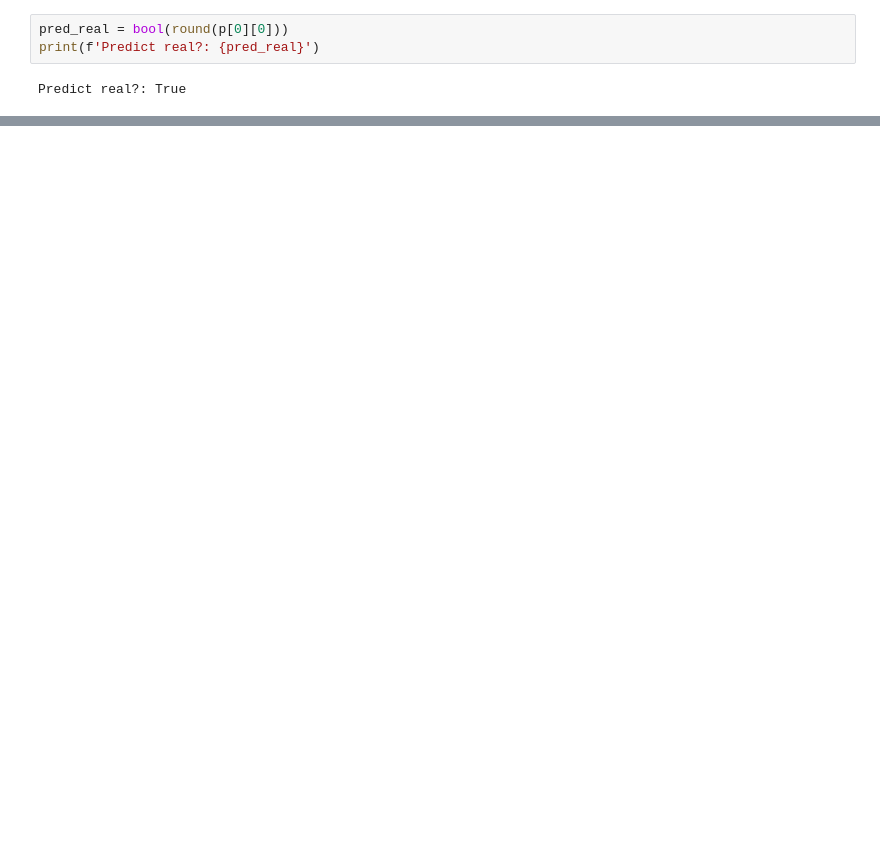
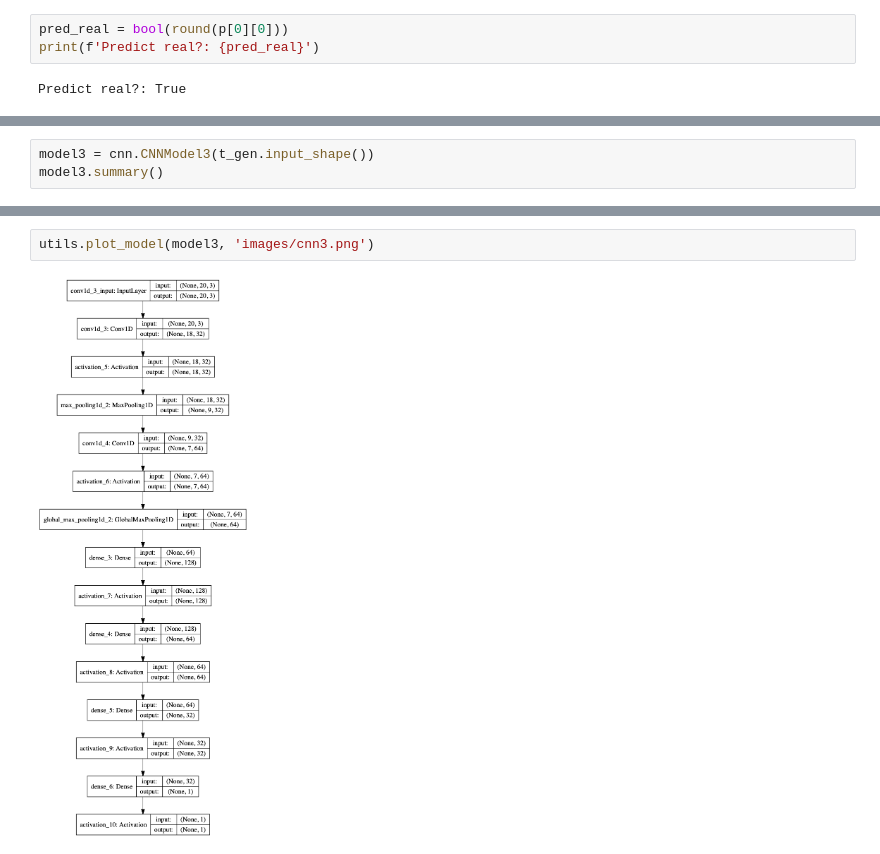
Before and after one commit to SamChatfield/final-year-project, a Jupyter notebook: cnn_test.ipynb, the cells around one changed output, grey strips where cells are left out. Drawn from its saved outputs; the diff is of its cells as text; blank space fills up the shorter version.

```diff
--- a/cnn_test.ipynb
+++ b/cnn_test.ipynb
@@ -207,0 +231,3 @@ utils.plot_loss(history2)
+# %%
+model3 = cnn.CNNModel3(t_gen.input_shape())
+model3.summary()
@@ -207,0 +252,4 @@ utils.plot_loss(history2)
+# %%
+utils.plot_model(model3, 'images/cnn3.png')
+# %% [output]
+[figure, added]
```
Also changed, not shown: parts of 23 cells of this notebook.
